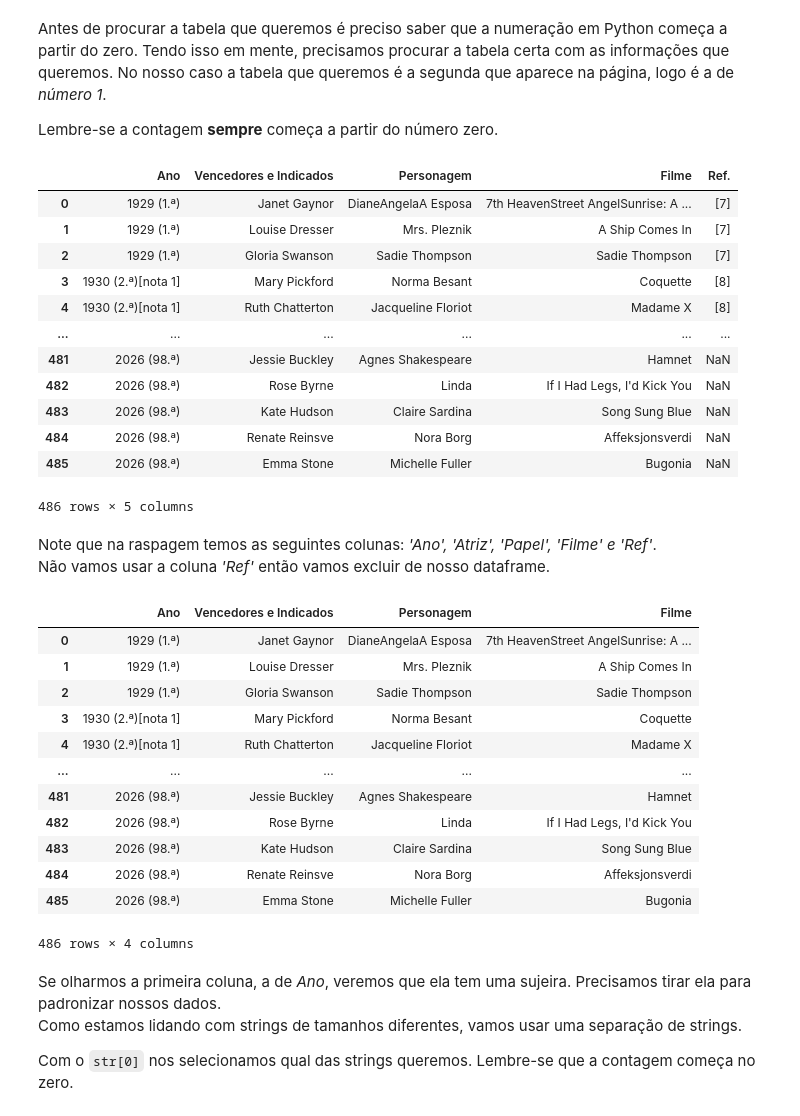
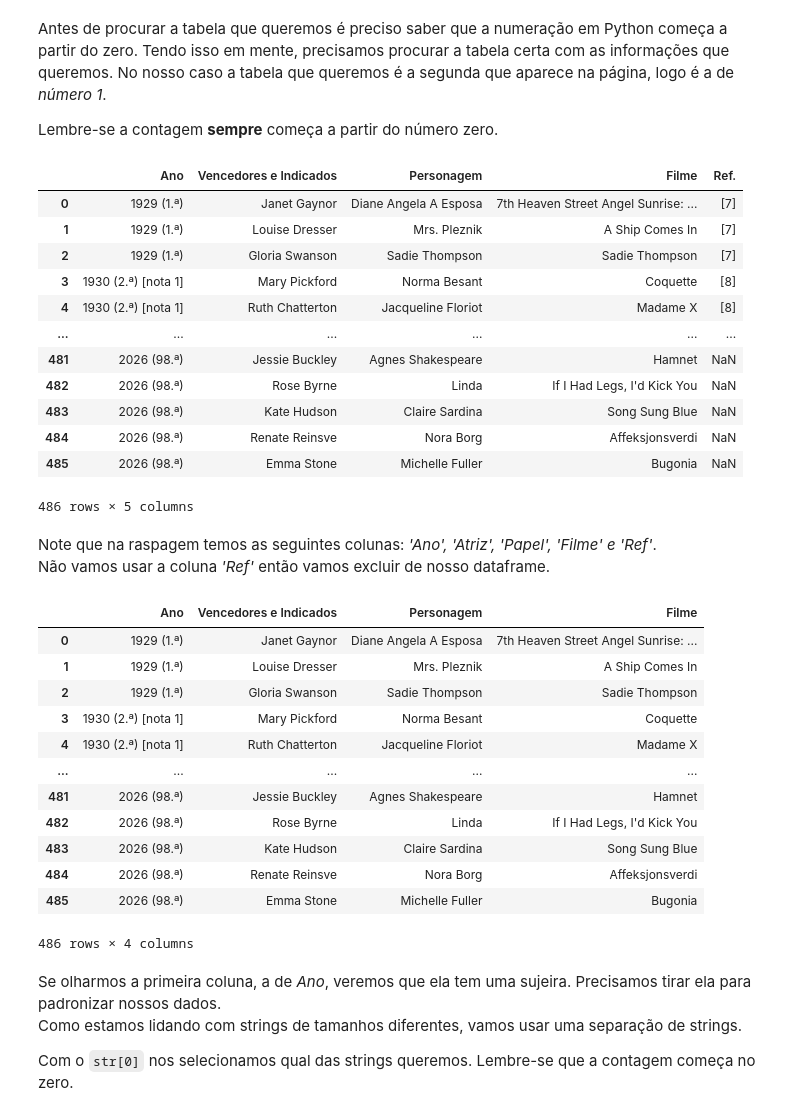
Before and after one commit to rpaskin/scraper_oscar, a Jupyter notebook: oscar_transform.ipynb, the cells around one changed output. Cells and saved outputs as stored; diff of their text form; code cells hidden in the pictures.

Commit message:
Adaptação para rodar melhor em Jupyter local

```diff
--- a/oscar_transform.ipynb
+++ b/oscar_transform.ipynb
@@ -27,0 +36,12 @@ atrizes = pd.read_html(response.text, match="Personagem")
+# %%
+url_wiki = "https://pt.wikipedia.org/wiki/Oscar_de_melhor_atriz"
+headers = {"User-Agent": "Mozilla/5.0"}
+
+resp_wiki = requests.get(url_wiki, headers=headers)
+resp_wiki.raise_for_status()
+
+# Essa página tem mais de uma tabela; a que queremos é a com colunas Film / Year / Awards / Nominations
+tables_wiki = pd.read_html(io.StringIO(resp_wiki.text))
+
+filtered_tables = [df for df in tables_wiki if 'Vencedores e Indicados' in df.columns]
+filtered_tables
@@ -30,16 +68,15 @@ Antes de procurar a tabela que queremos é preciso saber que a numeração em Py
 
 Lembre-se a contagem **sempre** começa a partir do número zero.
 # %%
-# selecionando qual tabela queremos.
-tabela_atriz = pd.concat(atrizes, ignore_index=True)
+tabela_atriz = pd.concat(filtered_tables, ignore_index=True)
 tabela_atriz
 # %% [output]
 |  | Ano | Vencedores e Indicados | Personagem | Filme | Ref. |
-| 0 | 1929 (1.ª) | Janet Gaynor | DianeAngelaA Esposa | 7th HeavenStreet AngelSunrise: A ... | [7] |
+| 0 | 1929 (1.ª) | Janet Gaynor | Diane Angela A Esposa | 7th Heaven Street Angel Sunrise: ... | [7] |
 | 1 | 1929 (1.ª) | Louise Dresser | Mrs. Pleznik | A Ship Comes In | [7] |
 | 2 | 1929 (1.ª) | Gloria Swanson | Sadie Thompson | Sadie Thompson | [7] |
-| 3 | 1930 (2.ª)[nota 1] | Mary Pickford | Norma Besant | Coquette | [8] |
-| 4 | 1930 (2.ª)[nota 1] | Ruth Chatterton | Jacqueline Floriot | Madame X | [8] |
+| 3 | 1930 (2.ª) [nota 1] | Mary Pickford | Norma Besant | Coquette | [8] |
+| 4 | 1930 (2.ª) [nota 1] | Ruth Chatterton | Jacqueline Floriot | Madame X | [8] |
 | ... | ... | ... | ... | ... | ... |
 | 481 | 2026 (98.ª) | Jessie Buckley | Agnes Shakespeare | Hamnet | NaN |
 | 482 | 2026 (98.ª) | Rose Byrne | Linda | If I Had Legs, I'd Kick You | NaN |
@@ -56,11 +93,11 @@ tabela_atriz.drop('Ref.', axis=1, inplace=True)
 tabela_atriz
 # %% [output]
 |  | Ano | Vencedores e Indicados | Personagem | Filme |
-| 0 | 1929 (1.ª) | Janet Gaynor | DianeAngelaA Esposa | 7th HeavenStreet AngelSunrise: A ... |
+| 0 | 1929 (1.ª) | Janet Gaynor | Diane Angela A Esposa | 7th Heaven Street Angel Sunrise: ... |
 | 1 | 1929 (1.ª) | Louise Dresser | Mrs. Pleznik | A Ship Comes In |
 | 2 | 1929 (1.ª) | Gloria Swanson | Sadie Thompson | Sadie Thompson |
-| 3 | 1930 (2.ª)[nota 1] | Mary Pickford | Norma Besant | Coquette |
-| 4 | 1930 (2.ª)[nota 1] | Ruth Chatterton | Jacqueline Floriot | Madame X |
+| 3 | 1930 (2.ª) [nota 1] | Mary Pickford | Norma Besant | Coquette |
+| 4 | 1930 (2.ª) [nota 1] | Ruth Chatterton | Jacqueline Floriot | Madame X |
 | ... | ... | ... | ... | ... |
 | 481 | 2026 (98.ª) | Jessie Buckley | Agnes Shakespeare | Hamnet |
 | 482 | 2026 (98.ª) | Rose Byrne | Linda | If I Had Legs, I'd Kick You |
```
Also changed, not shown: parts of 11 cells of this notebook.
